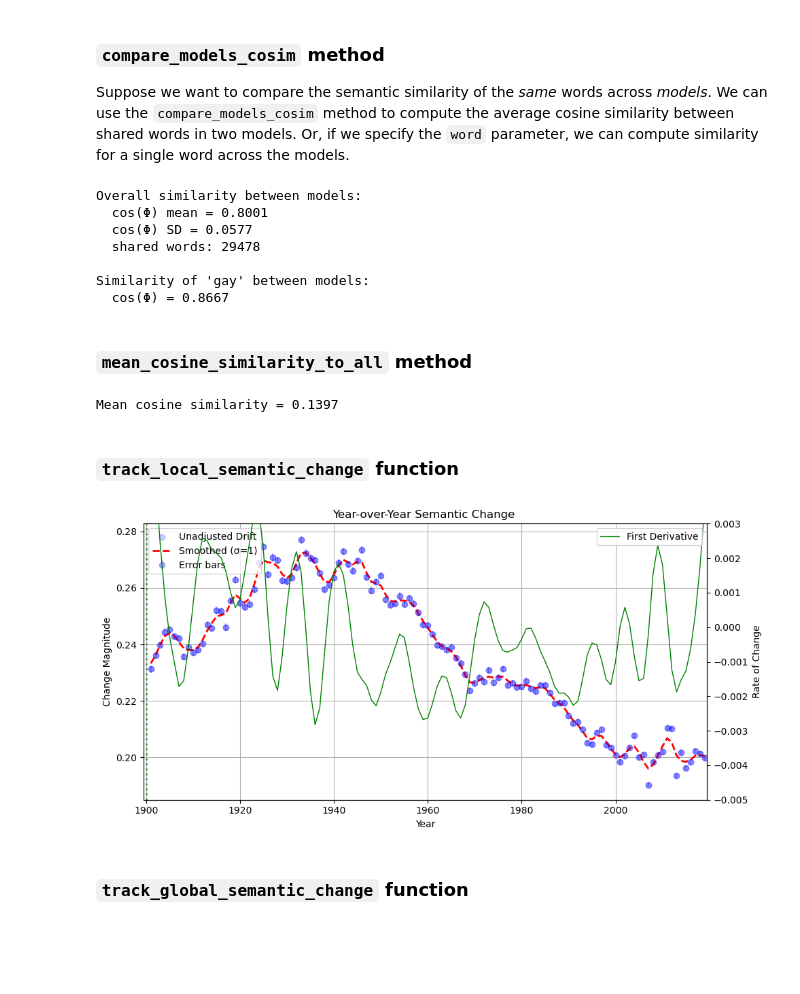
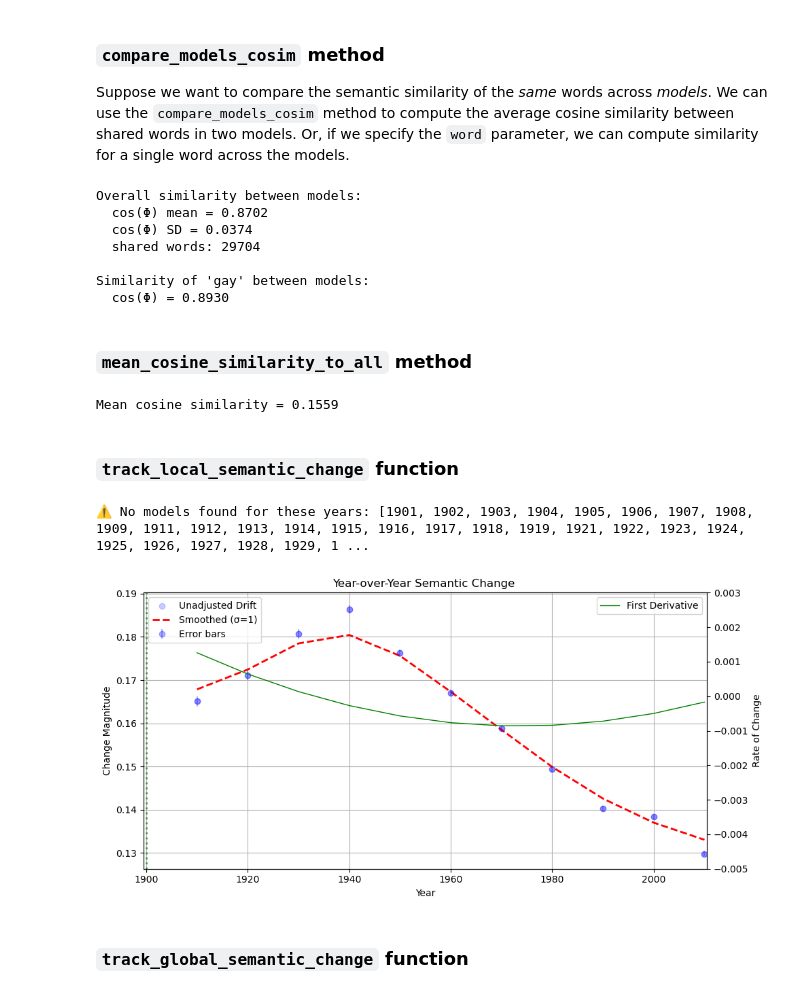
Before and after one commit to eric-d-knowles/ngram-prep, a Jupyter notebook: notebooks/ngram_change_analysis_workflow.ipynb, the cells around one changed output. Drawn from its saved outputs; the diff is of its cells as text; code cells hidden in the pictures; blank space fills up the shorter version.

```diff
--- a/notebooks/ngram_change_analysis_workflow.ipynb
+++ b/notebooks/ngram_change_analysis_workflow.ipynb
@@ -57,9 +60,9 @@ The results are about what you'd expect!
 ### `compare_models_cosim` method
 Suppose we want to compare the semantic similarity of the _same_ words across _models_. We can use the `compare_models_cosim` method to compute the average cosine similarity between shared words in two models. Or, if we specify the `word` parameter, we can compute similarity for a single word across the models.
 # %%
-year = 2018
-model = W2VModel(f'{model_path}/w2v_y{year}_wbdoc_freq_vs300_w004_mc001_sg1_e010.kv')
-reference_model = W2VModel(f'{model_path}/w2v_y2019_wbdoc_freq_vs300_w004_mc001_sg1_e010.kv')
+year = 2010
+model = W2VModel(f'{model_path}/w2v_y{year}_wbnone_vs300_w004_mc001_sg1_e010.kv')
+reference_model = W2VModel(f'{model_path}/w2v_y2000_wbnone_vs300_w004_mc001_sg1_e010.kv')
 
 cosim_mean, cosim_sd, shared_words = model.compare_models_cosim(reference_model)
 print(f"Overall similarity between models:\n  cos(Φ) mean = {cosim_mean:.4f}\n  cos(Φ) SD = {cosim_sd:.4f}\n  shared words: {shared_words}\n")
@@ -69,39 +72,40 @@ cosim, _, _ = model.compare_models_cosim(reference_model, word)
 print(f"Similarity of \'{word}\' between models:\n  cos(Φ) = {cosim:.4f}\n")
 # %% [output]
 Overall similarity between models:
-  cos(Φ) mean = 0.8001
-  cos(Φ) SD = 0.0577
-  shared words: 29478
+  cos(Φ) mean = 0.8702
+  cos(Φ) SD = 0.0374
+  shared words: 29704
 
 Similarity of 'gay' between models:
-  cos(Φ) = 0.8667
+  cos(Φ) = 0.8930
 # %% [markdown]
 ### `mean_cosine_similarity_to_all` method
 # %%
 year = 1980
-model = W2VModel(f'{model_path}/w2v_y{year}_wbdoc_freq_vs300_w004_mc001_sg1_e010.kv')
+model = W2VModel(f'{model_path}/w2v_y{year}_wbnone_vs300_w004_mc001_sg1_e010.kv')
 
 mean_sim = model.mean_cosine_similarity_to_all('person', '')
 
 print(f"Mean cosine similarity = {mean_sim:.4f}")
 # %% [output]
-Mean cosine similarity = 0.1397
+Mean cosine similarity = 0.1559
 # %% [markdown]
 ### `track_local_semantic_change` function
 # %%
 drift_scores = track_local_semantic_change(
     start_year=1900,
-    end_year=2019,
+    end_year=2010,
     year_step=1,
     model_dir=model_path,
     plot=True,
     error_type='CI',
     smooth=True,
     sigma=1,
     confidence=0.99
 )
 # %% [output]
+⚠️ No models found for these years: [1901, 1902, 1903, 1904, 1905, 1906, 1907, 1908, 1909, 1911, 1912, 1913, 1914, 1915, 1916, 1917, 1918, 1919, 1921, 1922, 1923, 1924, 1925, 1926, 1927, 1928, 1929, 1 ...
-[figure, old version]
+[figure, new version]
 # %% [markdown]
 ### `track_global_semantic_change` function
 # %%
```
Also changed, not shown: parts of 14 cells of this notebook, 13 other files.
